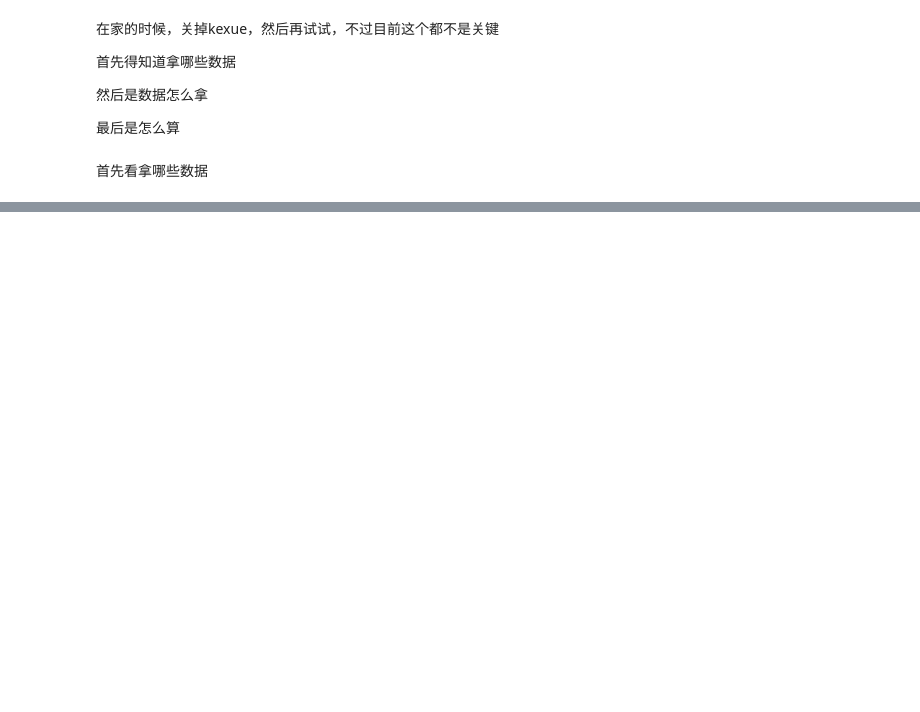
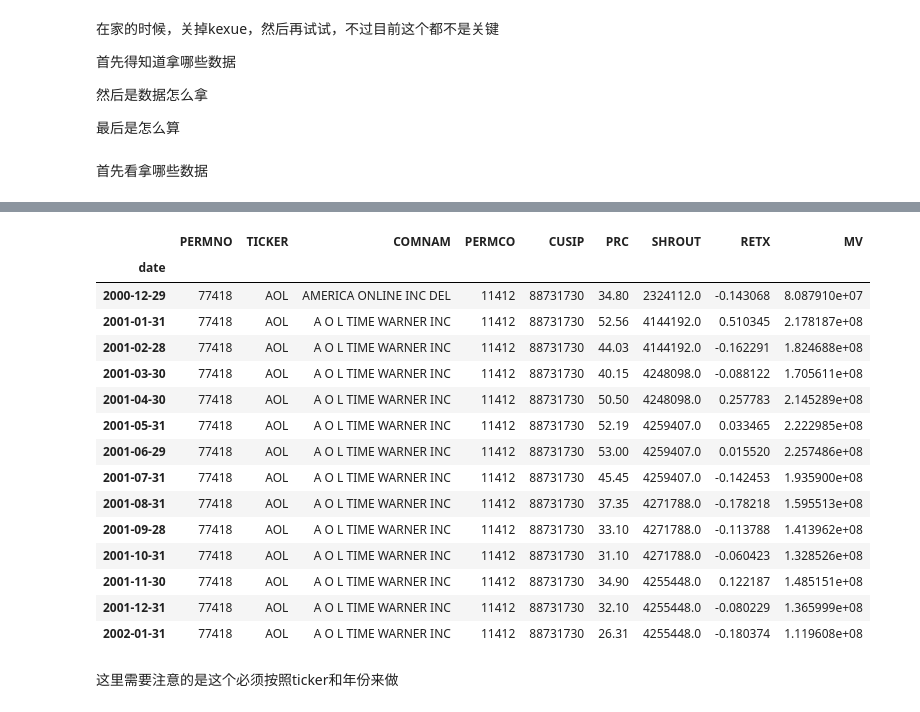
Before and after one commit to dxcv/strategy_research, a Jupyter notebook: wrds/wrds research.ipynb, the cells around one changed output, grey strips where cells are left out. Saved outputs shown, nothing was run; the diff lists cells and outputs as text; code cells hidden in the pictures; blank space fills up the shorter version.

```diff
--- a/wrds/wrds research.ipynb
+++ b/wrds/wrds research.ipynb
@@ -54,0 +68,9 @@ djones.tail()
+# %%
+data = pd.read_csv('data/query3.zip', parse_dates=['date'], infer_datetime_format=True,
+                  dtype={'PERMCO':str})
+# data = pd.read_csv('query3.csv', parse_dates=['date'], infer_datetime_format=True,)
+                   #dtype={'PRC':np.float64, 'SHROUT':np.float64})
+data = data.set_index('date')
+data.RETX = data.RETX.replace(['B', 'C'], [np.nan, np.nan]).astype(np.float64)
+data = data.assign(MV=data.PRC.abs() * data.SHROUT,
+                  RETPLUS=data.RETX+1)
@@ -54,0 +97,4 @@ djones.tail()
+# %%
+data = data.reset_index()
+data = data.set_index(['date', 'PERMCO'])
+data.head()
@@ -54,0 +258,19 @@ djones.tail()
+# %%
+data.query('TICKER == "AOL"')['2000-12':'2002-01']
+# %% [output]
+|  | PERMNO | TICKER | COMNAM | PERMCO | CUSIP | PRC | SHROUT | RETX | MV |
+| date |  |  |  |  |  |  |  |  |  |
+| 2000-12-29 | 77418 | AOL | AMERICA ONLINE INC DEL | 11412 | 88731730 | 34.80 | 2324112.0 | -0.143068 | 8.087910e+07 |
+| 2001-01-31 | 77418 | AOL | A O L TIME WARNER INC | 11412 | 88731730 | 52.56 | 4144192.0 | 0.510345 | 2.178187e+08 |
+| 2001-02-28 | 77418 | AOL | A O L TIME WARNER INC | 11412 | 88731730 | 44.03 | 4144192.0 | -0.162291 | 1.824688e+08 |
+| 2001-03-30 | 77418 | AOL | A O L TIME WARNER INC | 11412 | 88731730 | 40.15 | 4248098.0 | -0.088122 | 1.705611e+08 |
+| 2001-04-30 | 77418 | AOL | A O L TIME WARNER INC | 11412 | 88731730 | 50.50 | 4248098.0 | 0.257783 | 2.145289e+08 |
+| 2001-05-31 | 77418 | AOL | A O L TIME WARNER INC | 11412 | 88731730 | 52.19 | 4259407.0 | 0.033465 | 2.222985e+08 |
+| 2001-06-29 | 77418 | AOL | A O L TIME WARNER INC | 11412 | 88731730 | 53.00 | 4259407.0 | 0.015520 | 2.257486e+08 |
+| 2001-07-31 | 77418 | AOL | A O L TIME WARNER INC | 11412 | 88731730 | 45.45 | 4259407.0 | -0.142453 | 1.935900e+08 |
+| 2001-08-31 | 77418 | AOL | A O L TIME WARNER INC | 11412 | 88731730 | 37.35 | 4271788.0 | -0.178218 | 1.595513e+08 |
+| 2001-09-28 | 77418 | AOL | A O L TIME WARNER INC | 11412 | 88731730 | 33.10 | 4271788.0 | -0.113788 | 1.413962e+08 |
+| 2001-10-31 | 77418 | AOL | A O L TIME WARNER INC | 11412 | 88731730 | 31.10 | 4271788.0 | -0.060423 | 1.328526e+08 |
+| 2001-11-30 | 77418 | AOL | A O L TIME WARNER INC | 11412 | 88731730 | 34.90 | 4255448.0 | 0.122187 | 1.485151e+08 |
+| 2001-12-31 | 77418 | AOL | A O L TIME WARNER INC | 11412 | 88731730 | 32.10 | 4255448.0 | -0.080229 | 1.365999e+08 |
+| 2002-01-31 | 77418 | AOL | A O L TIME WARNER INC | 11412 | 88731730 | 26.31 | 4255448.0 | -0.180374 | 1.119608e+08 |
@@ -54,0 +281,2 @@ djones.tail()
+# %% [markdown]
+这里需要注意的是这个必须按照ticker和年份来做
```
Also changed, not shown: parts of 47 cells of this notebook, 6 other files.
